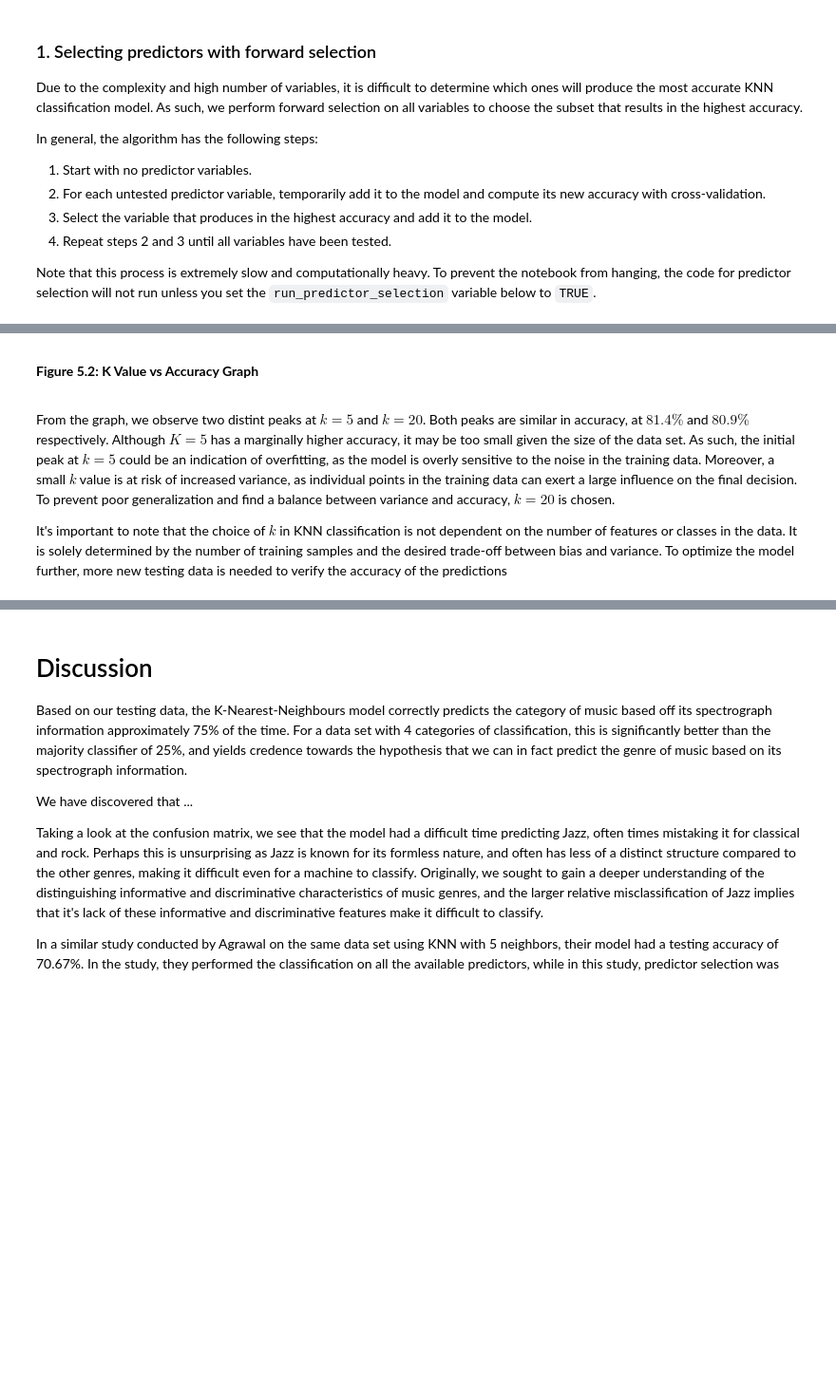
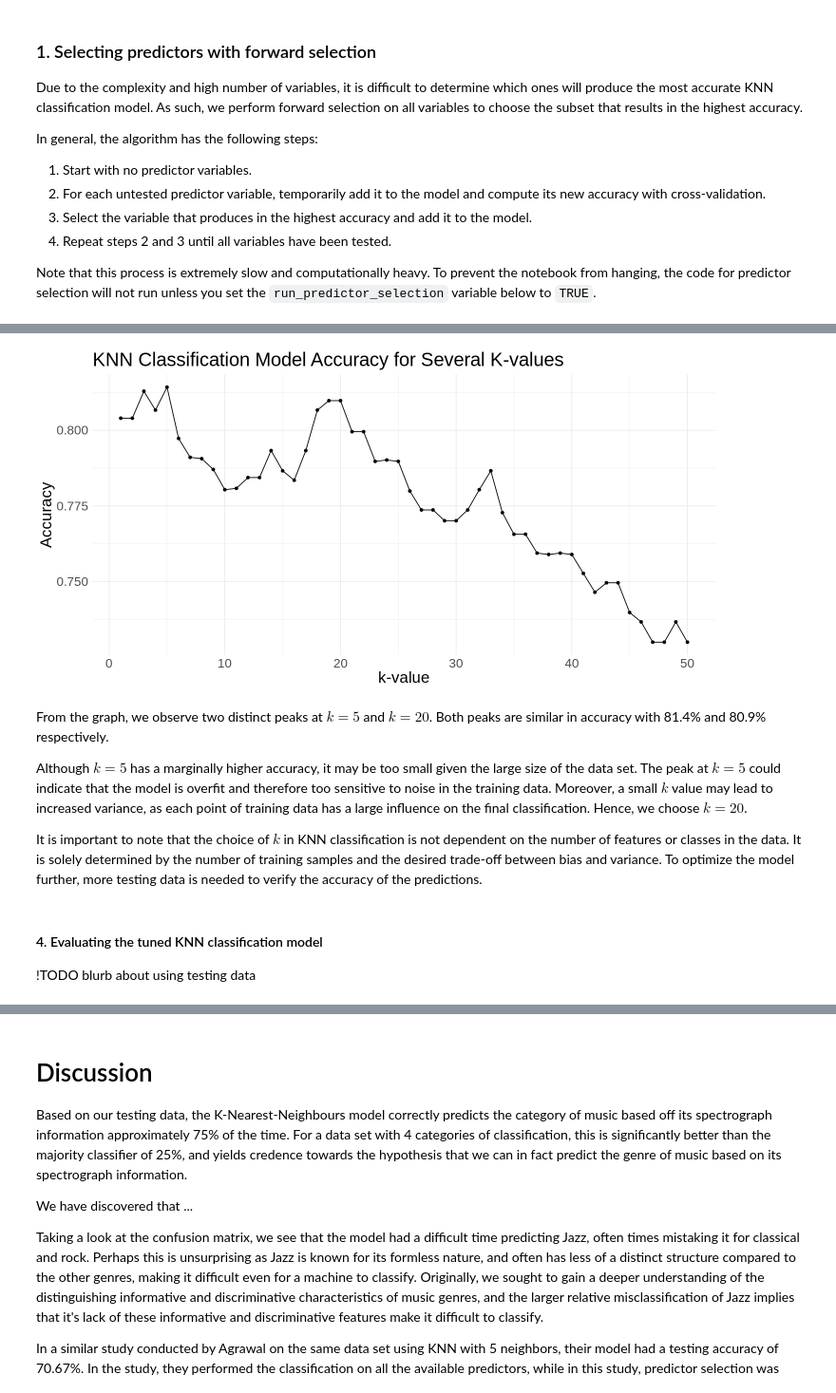
Before and after one commit to arthu-rguo/dsci-100-proj, a Jupyter notebook: project_report.ipynb, the cells around one changed output, grey strips where cells are left out. Shown at 95% size. Cells and saved outputs as stored; diff of their text form; code cells hidden in the pictures; blank space fills up the shorter version.

```diff
--- a/project_report.ipynb
+++ b/project_report.ipynb
@@ -360,13 +381,18 @@ A tibble: 6 × 7
 # %%
-options(repr.plot.height = 6, repr.plot.width = 9)
+options(repr.plot.height = 6, repr.plot.width = 12)
+
 music_fit_tune |> ggplot(aes(x = neighbors, y = mean)) +
-    geom_point() +
-    geom_line() +
-    labs(x = "K-value", y = "Accuracy", title = "Accuracy Variation for Different K-values")
+    geom_point() + geom_line() +
+    labs(title = "KNN Classification Model Accuracy for Several K-values",
+         x = "k-value", y = "Accuracy") +
+    theme_minimal() +
+    theme(text = element_text(size = 20))
+# %% [output]
+[figure, added]
-# %% [markdown]
-<b><p style="text-align: left;">Figure 5.2: K Value vs Accuracy Graph</p><b>
 # %% [markdown]
-From the graph, we observe two distint peaks at $k = 5$ and $k = 20$. Both peaks are similar in accuracy, at $81.4\%$ and $80.9\%$ respectively. Although $K=5$ has a marginally higher accuracy, it may be too small given the size of the data set. As such, the initial peak at $k = 5$ could be an indication of overfitting, as the model is overly sensitive to the noise in the training data. Moreover, a small $k$ value is at risk of increased variance, as individual points in the training data can exert a large influence on the final decision. To prevent poor generalization and find a balance between variance and accuracy, $k = 20$ is chosen.
+From the graph, we observe two distinct peaks at $k = 5$ and $k = 20$. Both peaks are similar in accuracy with 81.4% and 80.9% respectively.
 
-It's important to note that the choice of $k$ in KNN classification is not dependent on the number of features or classes in the data. It is solely determined by the number of training samples and the desired trade-off between bias and variance. To optimize the model further, more new testing data is needed to verify the accuracy of the predictions
+Although $k = 5$ has a marginally higher accuracy, it may be too small given the large size of the data set. The peak at $k = 5$ could indicate that the model is overfit and therefore too sensitive to noise in the training data. Moreover, a small $k$ value may lead to increased variance, as each point of training data has a large influence on the final classification. Hence, we choose $k = 20$.
+
+It is important to note that the choice of $k$ in KNN classification is not dependent on the number of features or classes in the data. It is solely determined by the number of training samples and the desired trade-off between bias and variance. To optimize the model further, more testing data is needed to verify the accuracy of the predictions.
 # %%
@@ -378 +409,5 @@ tuned_workflow <- workflow() |> add_recipe(knn_recipe) |> add_model(tuned_knn) |
+# %% [markdown]
+#### 4. Evaluating the tuned KNN classification model
+
+!TODO blurb about using testing data
 # %%
```
Also changed, not shown: parts of 15 cells of this notebook.
